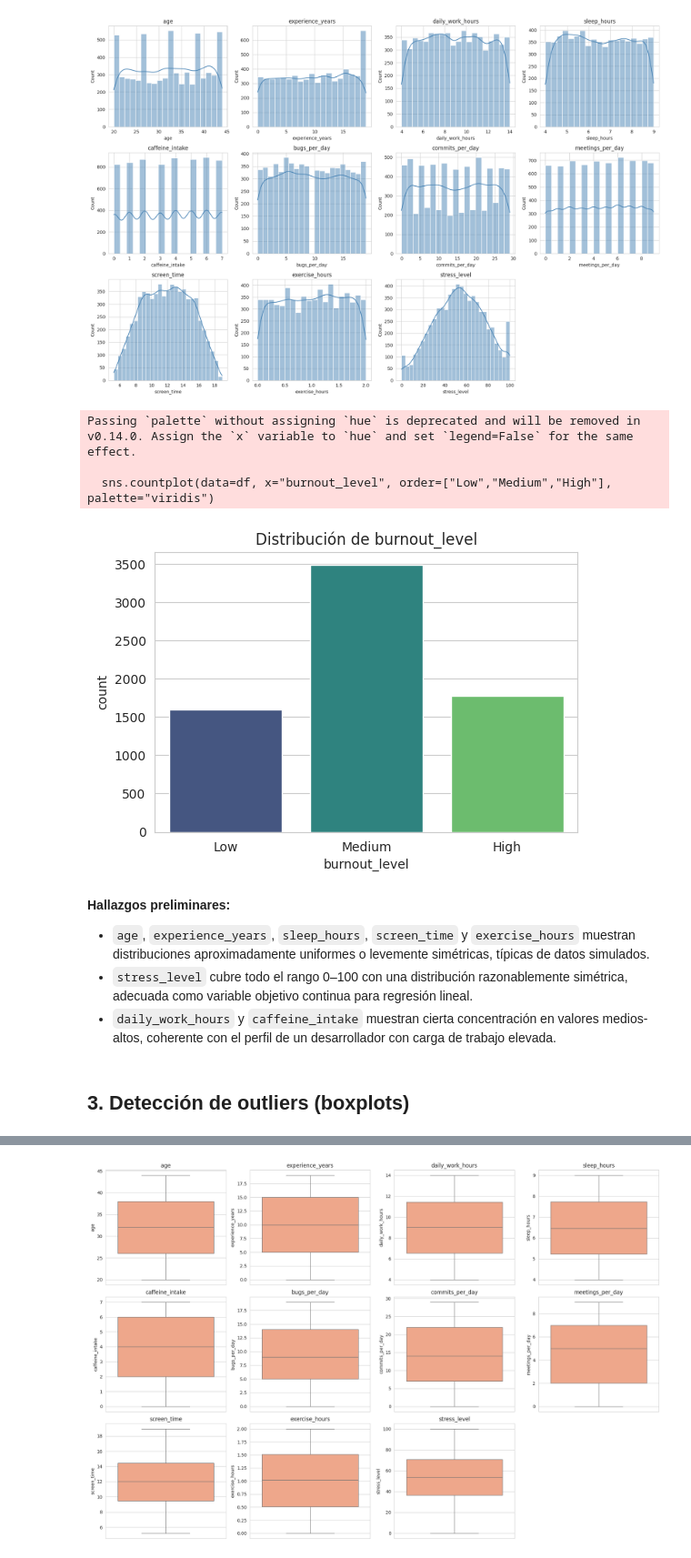
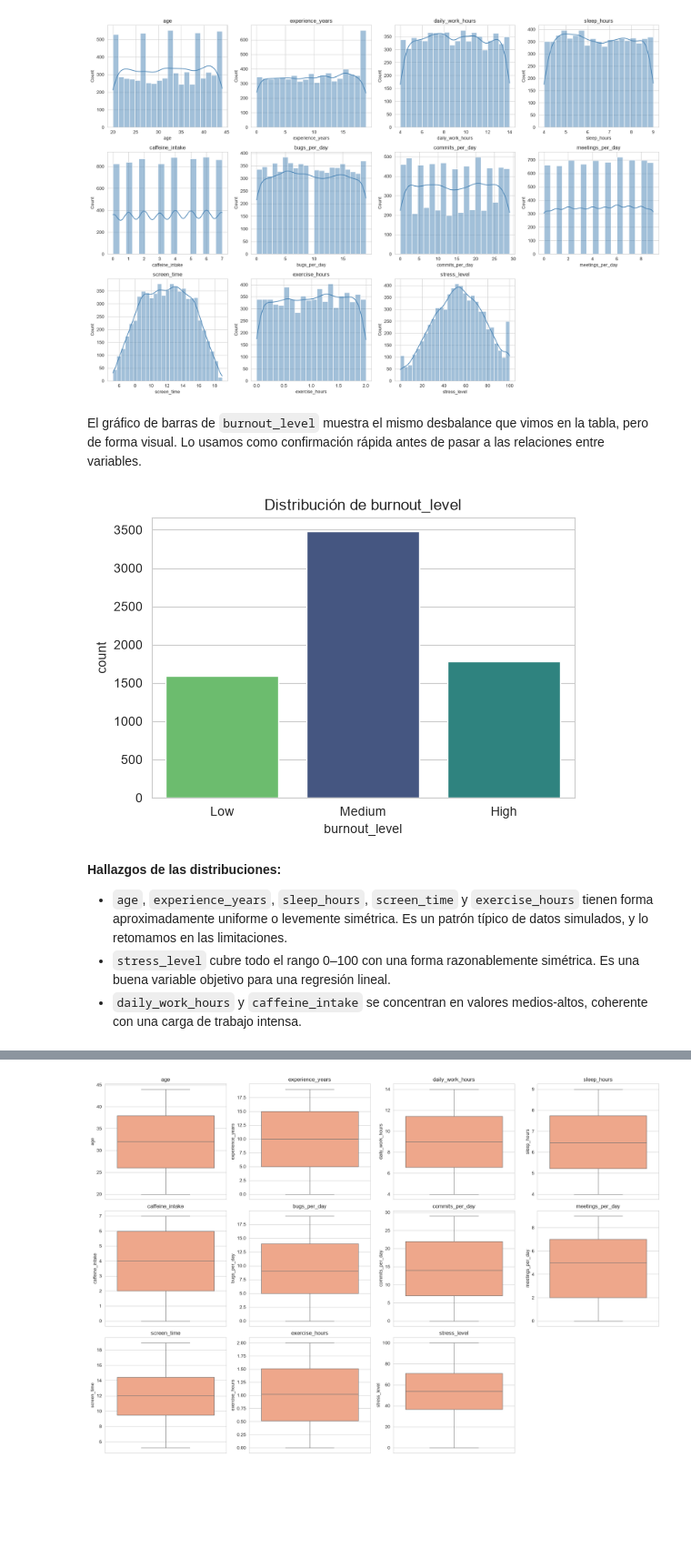
Before and after one commit to ISPC-ProCoders-2026/devAi, a Jupyter notebook: burnout_analysis.ipynb, the cells around one changed output, grey strips where cells are left out. Shown at 91% size. Drawn from its saved outputs; the diff is of its cells as text; code cells hidden in the pictures; blank space fills up the shorter version.

```diff
--- a/burnout_analysis.ipynb
+++ b/burnout_analysis.ipynb
@@ -8,18 +61,25 @@
 # %%
+import numpy as np
 import pandas as pd
-import numpy as np
 import matplotlib.pyplot as plt
-%pip install seaborn
 import seaborn as sns
 from scipy import stats
-%pip install statsmodels
 
-from sklearn.model_selection import train_test_split
+from sklearn.model_selection import train_test_split, KFold, cross_val_score, GridSearchCV, RandomizedSearchCV
+from sklearn.linear_model import LinearRegression, RidgeCV, LassoCV
+from sklearn.preprocessing import StandardScaler
+from sklearn.pipeline import make_pipeline
+from sklearn.dummy import DummyRegressor
+from sklearn.metrics import r2_score, mean_absolute_error, mean_squared_error
+from sklearn.tree import DecisionTreeRegressor, plot_tree
+from sklearn.ensemble import RandomForestRegressor, GradientBoostingRegressor
 
 import statsmodels.api as sm
+from statsmodels.stats.diagnostic import het_breuschpagan
+from statsmodels.stats.outliers_influence import variance_inflation_factor
 
 sns.set_style("whitegrid")
 plt.rcParams["figure.dpi"] = 100
 
-df = pd.read_csv('/content/drive/MyDrive/Colab Notebooks/devai/ev1/developer_burnout_dataset_7000.csv')
-df.shape
+RANDOM_STATE = 42
+DATA_PATH = "developer_burnout_dataset_7000.csv"
@@ -61,0 +92,4 @@ df.head()
+# %%
+df = pd.read_csv(DATA_PATH)
+print("Filas y columnas:", df.shape)
+df.head()
@@ -167,20 +233,19 @@ plt.tight_layout()
 plt.show()
 # %% [output]
 [figure]
+# %% [markdown]
+El gráfico de barras de `burnout_level` muestra el mismo desbalance que vimos en la tabla, pero de forma visual. Lo usamos como confirmación rápida antes de pasar a las relaciones entre variables.
 # %%
-plt.figure(figsize=(6,4))
-sns.countplot(data=df, x="burnout_level", order=["Low","Medium","High"], palette="viridis")
+plt.figure(figsize=(6, 4))
+sns.countplot(data=df, x="burnout_level", order=["Low", "Medium", "High"], hue="burnout_level",
+              palette="viridis", legend=False)
 plt.title("Distribución de burnout_level")
 plt.show()
 # %% [output]
-Passing `palette` without assigning `hue` is deprecated and will be removed in v0.14.0. Assign the `x` variable to `hue` and set `legend=False` for the same effect.
-
-  sns.countplot(data=df, x="burnout_level", order=["Low","Medium","High"], palette="viridis")
-[figure, old version]
+[figure, new version]
 # %% [markdown]
-**Hallazgos preliminares:**
-- `age`, `experience_years`, `sleep_hours`, `screen_time` y `exercise_hours` muestran distribuciones aproximadamente uniformes o levemente simétricas, típicas de datos simulados.
-- `stress_level` cubre todo el rango 0–100 con una distribución razonablemente simétrica, adecuada como variable objetivo continua para regresión lineal.
-- `daily_work_hours` y `caffeine_intake` muestran cierta concentración en valores medios-altos, coherente con el perfil de un desarrollador con carga de trabajo elevada.
+**Hallazgos de las distribuciones:**
+
+- `age`, `experience_years`, `sleep_hours`, `screen_time` y `exercise_hours` tienen forma aproximadamente uniforme o levemente simétrica. Es un patrón típico de datos simulados, y lo retomamos en las limitaciones.
+- `stress_level` cubre todo el rango 0–100 con una forma razonablemente simétrica. Es una buena variable objetivo para una regresión lineal.
+- `daily_work_hours` y `caffeine_intake` se concentran en valores medios-altos, coherente con una carga de trabajo intensa.
-# %% [markdown]
-## 3. Detección de outliers (boxplots)
```
Also changed, not shown: parts of 133 cells of this notebook.
